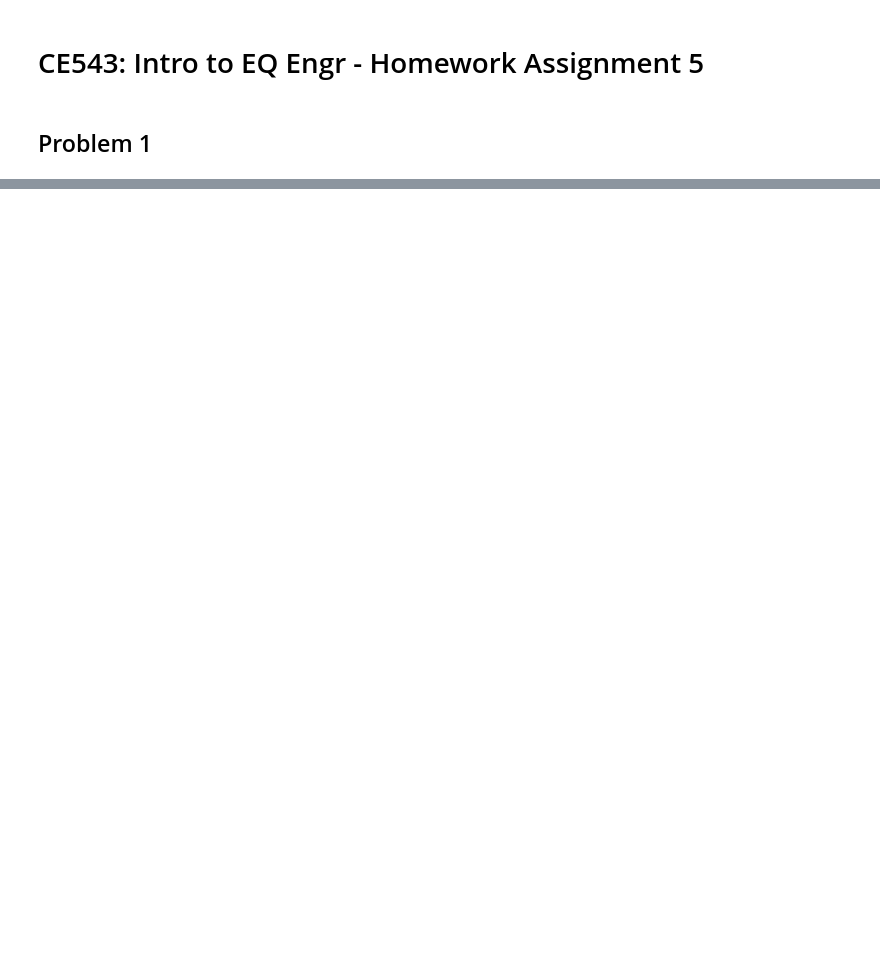
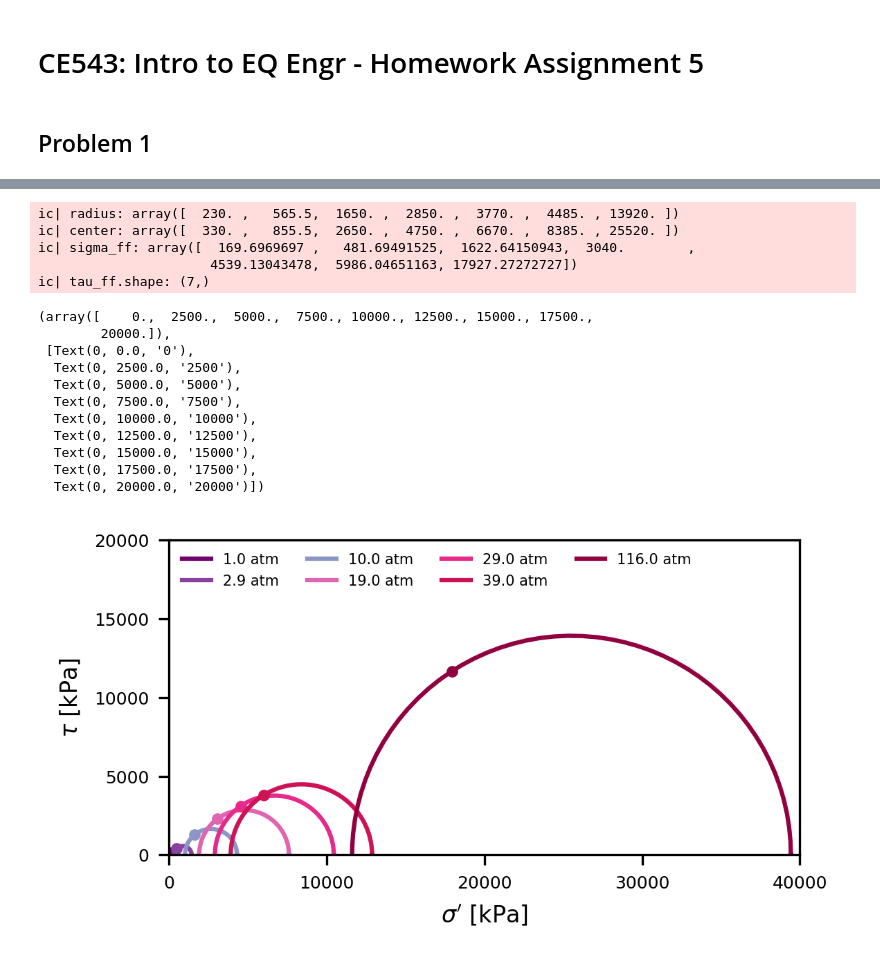
Before and after one commit to bKeungAuyeung/CE543-HW5, a Jupyter notebook: bAuyeung_HW5-code_CE543.ipynb, the cells around one changed output, grey strips where cells are left out. Cells and saved outputs as stored; diff of their text form; code cells hidden in the pictures; blank space fills up the shorter version.

Commit message:
Made figure for problem 2

```diff
--- a/bAuyeung_HW5-code_CE543.ipynb
+++ b/bAuyeung_HW5-code_CE543.ipynb
@@ -40 +43,61 @@ ax.set_yticks(np.arange(30, 46, 5))
 [figure]
+# %%
+major_principal = np.multiply(cell_pressure, max_flow_number)
+# ic(major_principal)
+deviatoric = major_principal - cell_pressure
+# ic(deviatoric)
+
+radius = np.divide(deviatoric, 2)
+center = np.add(cell_pressure, major_principal)/2
+
+ic(radius)
+ic(center)
+
+radians = np.linspace(0, 2*np.pi, 100)
+radians_matrix = np.zeros((7, 100))
+
+for i in range(7):
+    radians_matrix[i] = radians
+
+mohr_sigma = np.array([center[i] + radius[i]*np.cos(angle) for i in range(7) for angle in radians]).reshape(7, 100)
+mohr_tau = np.array([radius[i]*np.sin(angle) for i in range(7) for angle in radians]).reshape(7, 100)
+
+sigma_ff = np.array([(center[i] )- (radius[i]*np.cos((np.pi/2)- (phi_values[i]*np.pi/180))) for i in range(7)])
+tau_ff = np.array([sigma_ff[i]*np.tan((phi_values[i]*np.pi/180)) for i in range(7)])
+
+failure_points = np.array()
+
+
+colors = ['#6e016b','#88419d', '#8c96c6', '#df65b0', '#e7298a', '#ce1256', '#91003f']
+
+fig, ax = plt.subplots(figsize=(4,4), tight_layout=True, dpi=300)
+for i in range(7):
+    ax.plot(mohr_sigma[i], mohr_tau[i], color = colors[i], linestyle = '-', label = f"{cell_pressure[i]/100} atm")
+    ax.plot(sigma_ff[i], tau_ff[i], '.', color = colors[i])
+
+ax.set_xlabel("$\\sigma'$ [kPa]", fontsize = 8)
+ax.set_ylabel('$\\tau$ [kPa]', fontsize = 8)
+ax.legend(frameon = False, fontsize = 5, ncol = 4, loc = 'upper left')
+ax.set_aspect('equal')
+ax.set_ylim(0, 20000)
+ax.set_xlim(0, 40000)
+plt.xticks(fontsize = 6)
+plt.yticks(fontsize = 6)
+# %% [output]
+ic| radius: array([  230. ,   565.5,  1650. ,  2850. ,  3770. ,  4485. , 13920. ])
+ic| center: array([  330. ,   855.5,  2650. ,  4750. ,  6670. ,  8385. , 25520. ])
+ic| sigma_ff: array([  169.6969697 ,   481.69491525,  1622.64150943,  3040.        ,
+                      4539.13043478,  5986.04651163, 17927.27272727])
+ic| tau_ff.shape: (7,)
+(array([    0.,  2500.,  5000.,  7500., 10000., 12500., 15000., 17500.,
+        20000.]),
+ [Text(0, 0.0, '0'),
+  Text(0, 2500.0, '2500'),
+  Text(0, 5000.0, '5000'),
+  Text(0, 7500.0, '7500'),
+  Text(0, 10000.0, '10000'),
+  Text(0, 12500.0, '12500'),
+  Text(0, 15000.0, '15000'),
+  Text(0, 17500.0, '17500'),
+  Text(0, 20000.0, '20000')])
+[figure, added]
```
Also changed, not shown: parts of 1 cell of this notebook.
